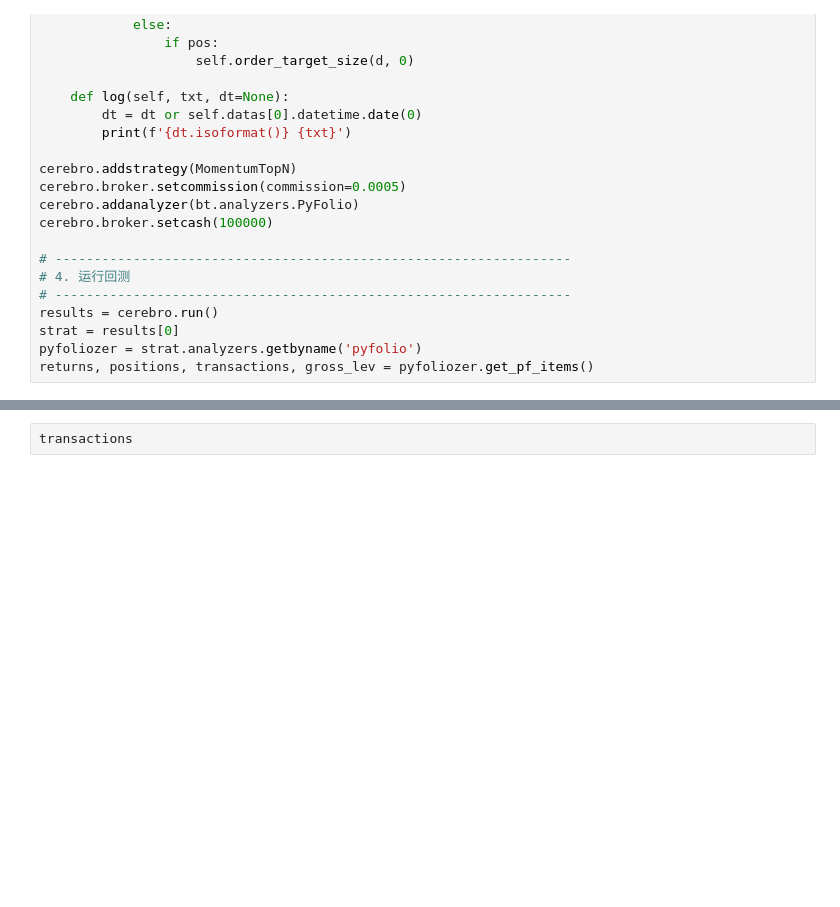
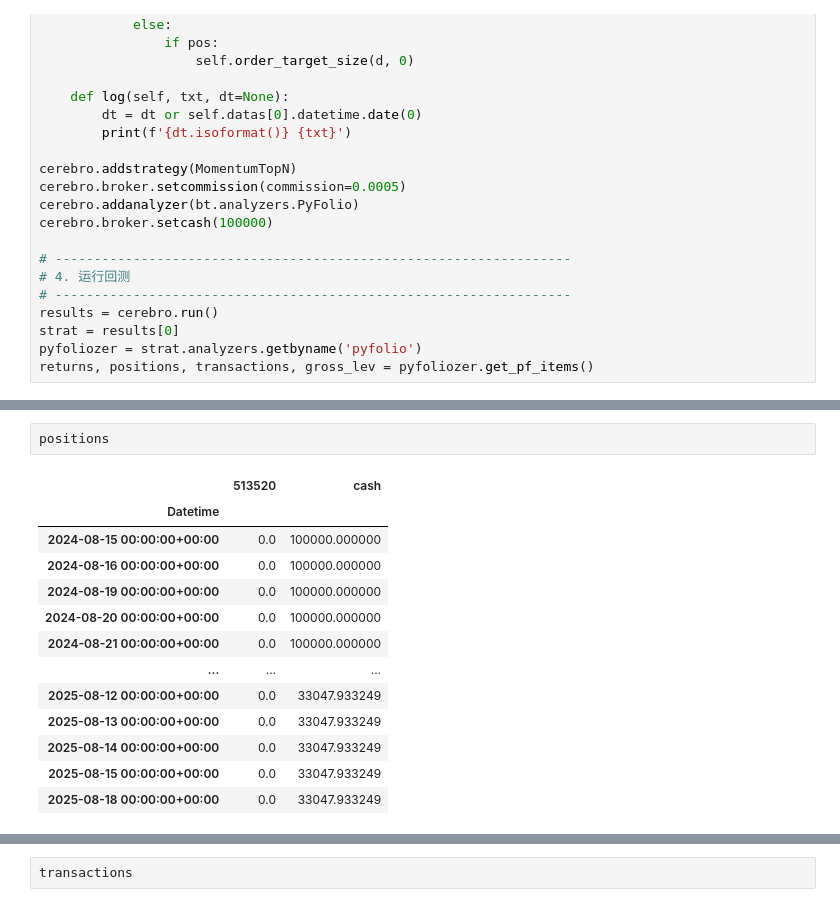
Before and after one commit to le0l1/quant-store, a Jupyter notebook: strategy/etf-mom.ipynb, the cells around one changed output, grey strips where cells are left out. Cells and saved outputs as stored; diff of their text form; blank space fills up the shorter version.

```diff
--- a/strategy/etf-mom.ipynb
+++ b/strategy/etf-mom.ipynb
@@ -274,2 +201,16 @@ See the caveats in the documentation: https://pandas.pydata.org/pandas-docs/stab
 # %%
+positions
 # %% [output]
+|  | 513520 | cash |
+| Datetime |  |  |
+| 2024-08-15 00:00:00+00:00 | 0.0 | 100000.000000 |
+| 2024-08-16 00:00:00+00:00 | 0.0 | 100000.000000 |
+| 2024-08-19 00:00:00+00:00 | 0.0 | 100000.000000 |
+| 2024-08-20 00:00:00+00:00 | 0.0 | 100000.000000 |
+| 2024-08-21 00:00:00+00:00 | 0.0 | 100000.000000 |
+| ... | ... | ... |
+| 2025-08-12 00:00:00+00:00 | 0.0 | 33047.933249 |
+| 2025-08-13 00:00:00+00:00 | 0.0 | 33047.933249 |
+| 2025-08-14 00:00:00+00:00 | 0.0 | 33047.933249 |
+| 2025-08-15 00:00:00+00:00 | 0.0 | 33047.933249 |
+| 2025-08-18 00:00:00+00:00 | 0.0 | 33047.933249 |
```
Also changed, not shown: parts of 3 cells of this notebook, 20 other files.
